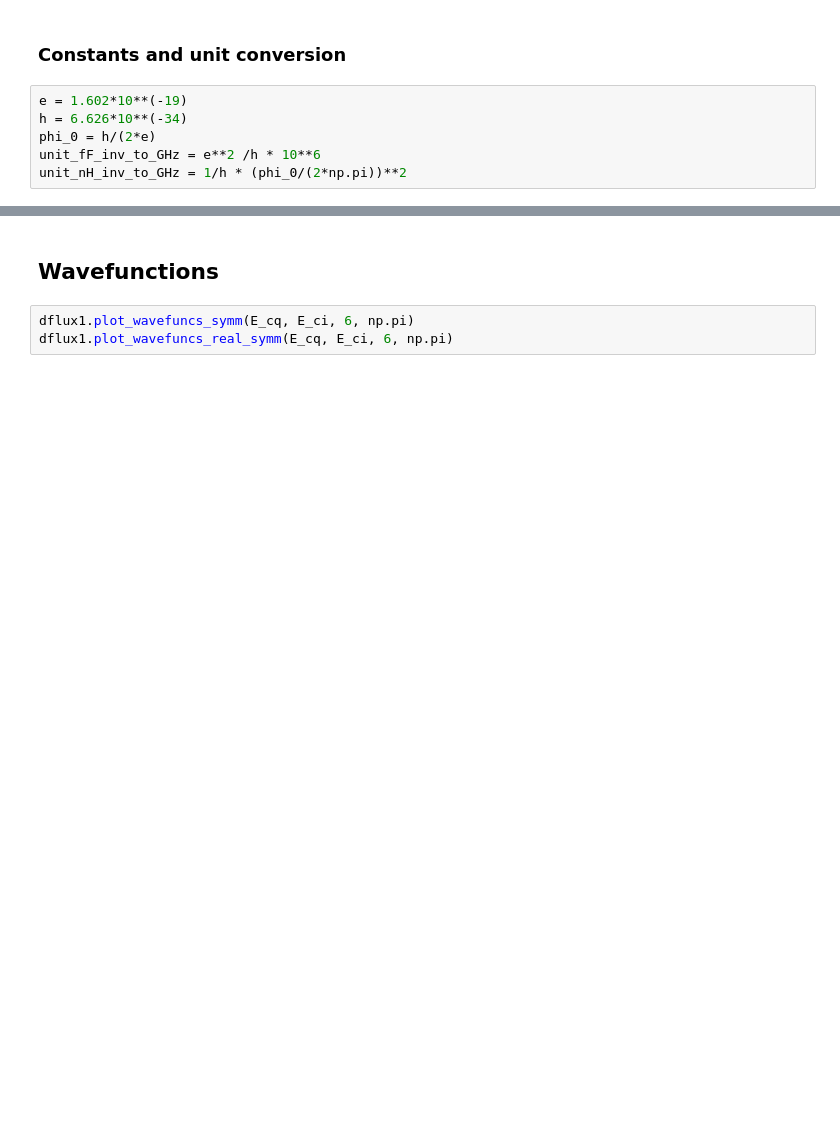
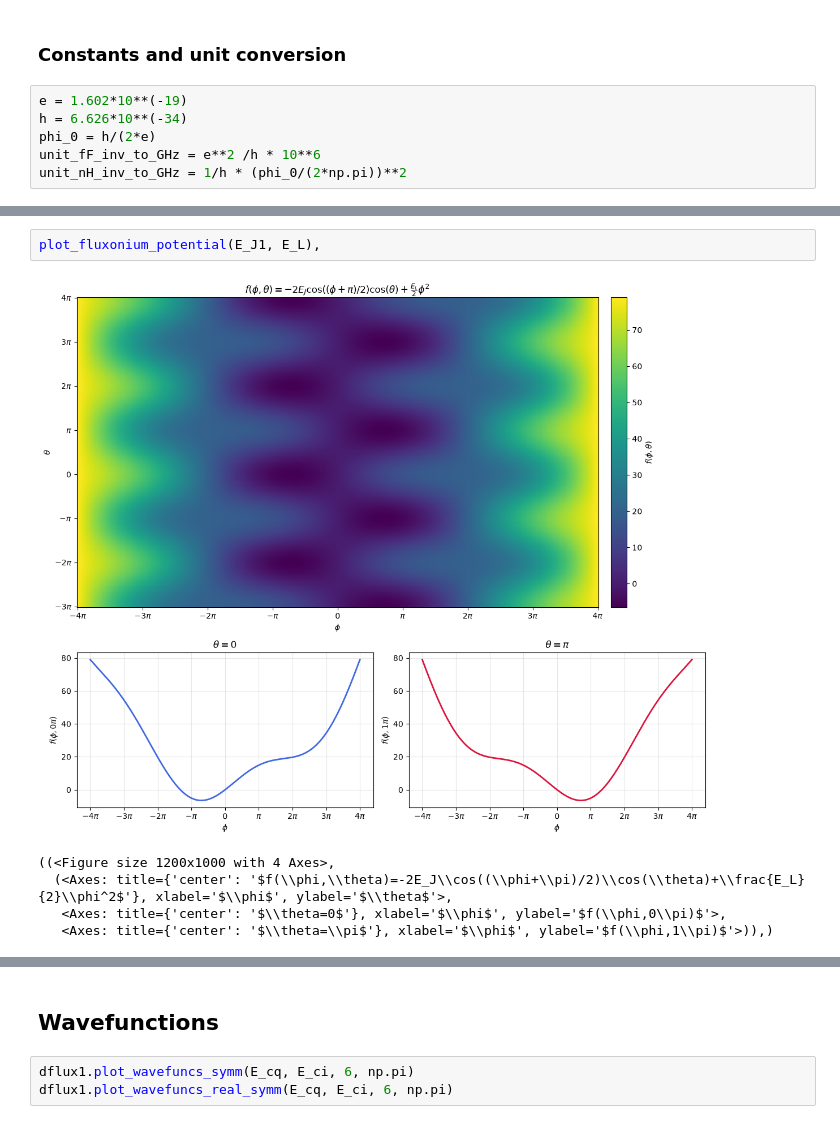
Before and after one commit to tyrasamenius/fluxonium_readout, a Jupyter notebook: Double_fluxonium_notebook.ipynb, the cells around one changed output, grey strips where cells are left out. Saved outputs shown, nothing was run; the diff lists cells and outputs as text; blank space fills up the shorter version.

```diff
--- a/Double_fluxonium_notebook.ipynb
+++ b/Double_fluxonium_notebook.ipynb
@@ -78 +130,9 @@ transitions [GHz]:
+# %%
+plot_fluxonium_potential(E_J1, E_L),
+# %% [output]
+[figure, added]
+((<Figure size 1200x1000 with 4 Axes>,
+  (<Axes: title={'center': '$f(\\phi,\\theta)=-2E_J\\cos((\\phi+\\pi)/2)\\cos(\\theta)+\\frac{E_L}{2}\\phi^2$'}, xlabel='$\\phi$', ylabel='$\\theta$'>,
+   <Axes: title={'center': '$\\theta=0$'}, xlabel='$\\phi$', ylabel='$f(\\phi,0\\pi)$'>,
+   <Axes: title={'center': '$\\theta=\\pi$'}, xlabel='$\\phi$', ylabel='$f(\\phi,1\\pi)$'>)),)
 # %% [markdown]
```
Also changed, not shown: parts of 28 cells of this notebook, 1 other file.
